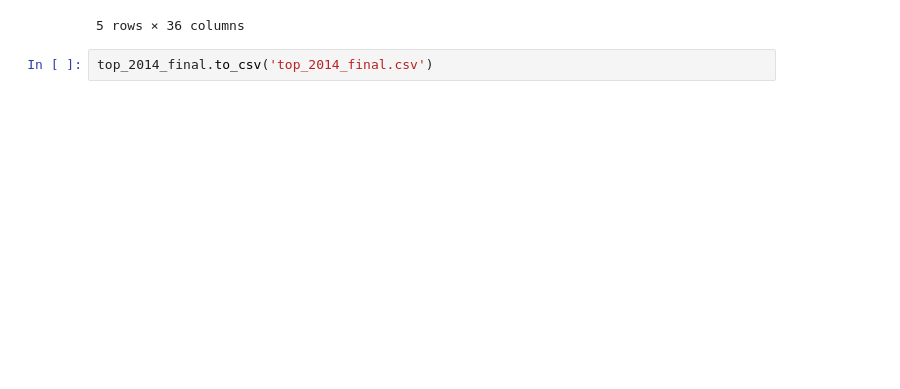
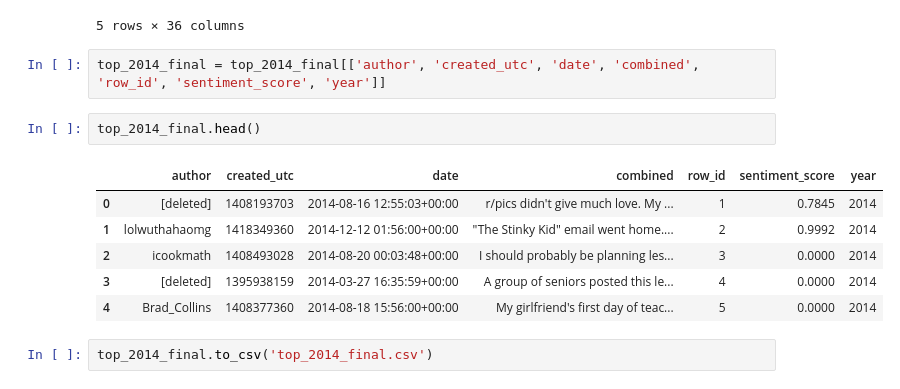
Before and after one commit to kmgarrett1/Capstone_Project_NSS, a Jupyter notebook: notebooks/top_2014.ipynb, the cells around one changed output. Drawn from its saved outputs; the diff is of its cells as text; blank space fills up the shorter version.

Commit message:
final years

```diff
--- a/notebooks/top_2014.ipynb
+++ b/notebooks/top_2014.ipynb
@@ -148,5 +148,16 @@ top_2014_final.head()
 | 3 | 3 | [deleted] | NaN | NaN | 1395938159 | i.imgur.com | https://www.reddit.com/r/Teachers... | ... |
 | 4 | 4 | Brad_Collins | NaN | NaN | 1408377360 | i.imgur.com | https://www.reddit.com/r/Teachers... | ... |
 5 rows × 36 columns
+# %%
+top_2014_final = top_2014_final[['author', 'created_utc', 'date', 'combined', 'row_id', 'sentiment_score', 'year']]
+# %%
+top_2014_final.head()
+# %% [output]
+|  | author | created_utc | date | combined | row_id | sentiment_score | year |
+| 0 | [deleted] | 1408193703 | 2014-08-16 12:55:03+00:00 | r/pics didn't give much love. My ... | 1 | 0.7845 | 2014 |
+| 1 | lolwuthahaomg | 1418349360 | 2014-12-12 01:56:00+00:00 | "The Stinky Kid" email went home.... | 2 | 0.9992 | 2014 |
+| 2 | icookmath | 1408493028 | 2014-08-20 00:03:48+00:00 | I should probably be planning les... | 3 | 0.0000 | 2014 |
+| 3 | [deleted] | 1395938159 | 2014-03-27 16:35:59+00:00 | A group of seniors posted this le... | 4 | 0.0000 | 2014 |
+| 4 | Brad_Collins | 1408377360 | 2014-08-18 15:56:00+00:00 | My girlfriend's first day of teac... | 5 | 0.0000 | 2014 |
 # %%
 top_2014_final.to_csv('top_2014_final.csv')
```
Also changed, not shown: 4 other files.
